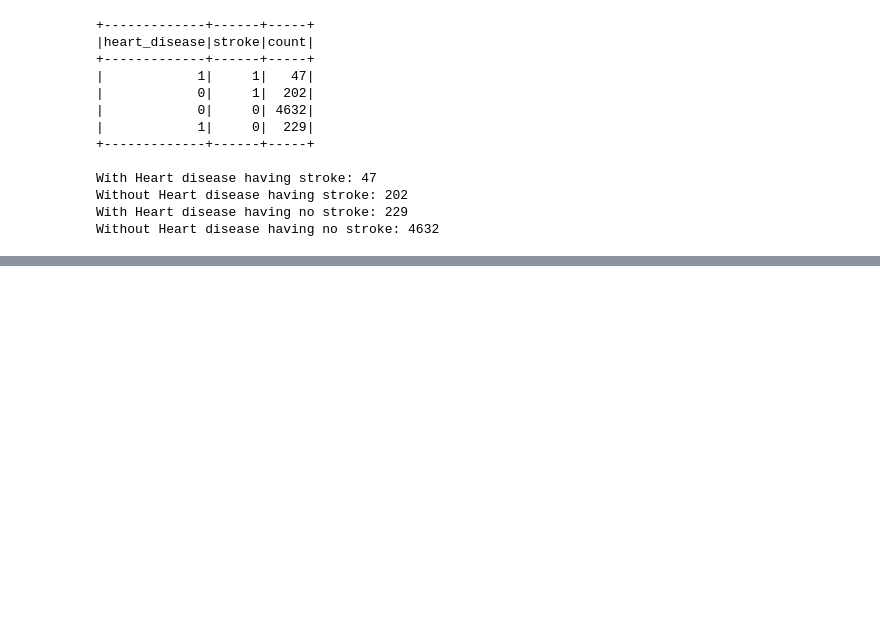
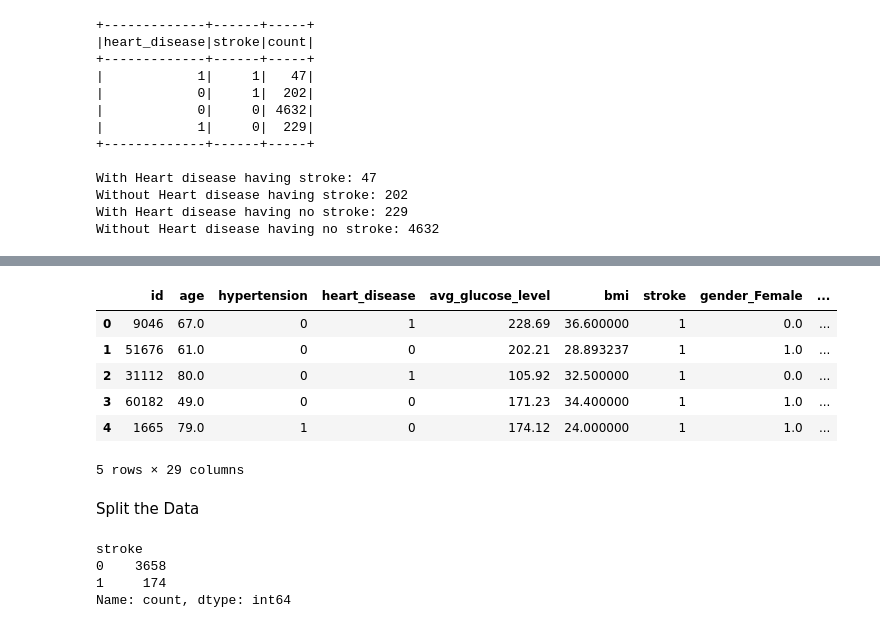
Before and after one commit to aishwaryakarki001/Stroke-Risk-Predictive-Analysis, a Jupyter notebook: stroke-risk-predictive-analysis.ipynb, the cells around one changed output, grey strips where cells are left out. Saved outputs shown, nothing was run; the diff lists cells and outputs as text; code cells hidden in the pictures; blank space fills up the shorter version.

```diff
--- a/stroke-risk-predictive-analysis.ipynb
+++ b/stroke-risk-predictive-analysis.ipynb
@@ -289,0 +321,2 @@ plt.show()
+# %%
+encoder = OneHotEncoder(sparse_output=False)
@@ -289,0 +349,8 @@ plt.show()
+# %%
+categorical_variables = ['gender', 'ever_married', 'work_type', 'Residence_type', 'smoking_status', 'number_of_risks']
+encoded_data = encoder.fit_transform(stroke_df[categorical_variables])
+# %%
+encoded_df = pd.DataFrame(encoded_data, columns = encoder.get_feature_names_out(categorical_variables))
+
+# Display sample data
+encoded_df.head()
@@ -289,0 +365,5 @@ plt.show()
+# %%
+numerical_variables_df = stroke_df.drop(columns = categorical_variables)
+
+# Review the DataFrame
+numerical_variables_df.head()
@@ -289,0 +377,14 @@ plt.show()
+# %%
+stroke_encoded = pd.concat([numerical_variables_df, encoded_df], axis=1)
+
+stroke_encoded.head()
+# %% [output]
+|  | id | age | hypertension | heart_disease | avg_glucose_level | bmi | stroke | gender_Female | ... |
+| 0 | 9046 | 67.0 | 0 | 1 | 228.69 | 36.600000 | 1 | 0.0 | ... |
+| 1 | 51676 | 61.0 | 0 | 0 | 202.21 | 28.893237 | 1 | 1.0 | ... |
+| 2 | 31112 | 80.0 | 0 | 1 | 105.92 | 32.500000 | 1 | 0.0 | ... |
+| 3 | 60182 | 49.0 | 0 | 0 | 171.23 | 34.400000 | 1 | 1.0 | ... |
+| 4 | 1665 | 79.0 | 1 | 0 | 174.12 | 24.000000 | 1 | 1.0 | ... |
+5 rows × 29 columns
+# %% [markdown]
+Split the Data
@@ -289,0 +395,9 @@ plt.show()
+# %%
+X_train, X_test, y_train, y_test = train_test_split(X, y, random_state=1)
+
+display(y_train.value_counts())
+# %% [output]
+stroke
+0    3658
+1     174
+Name: count, dtype: int64
```
Also changed, not shown: parts of 26 cells of this notebook, 1 other file.
